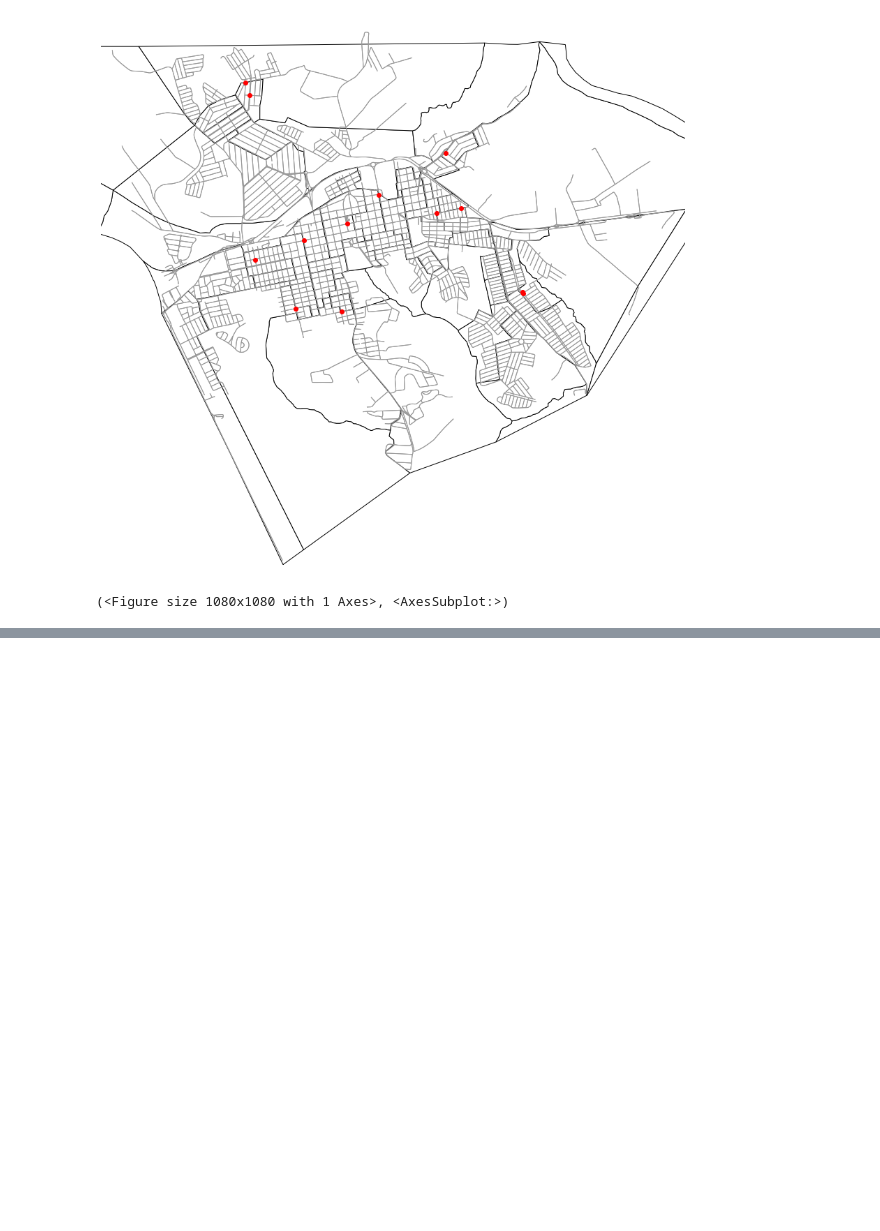
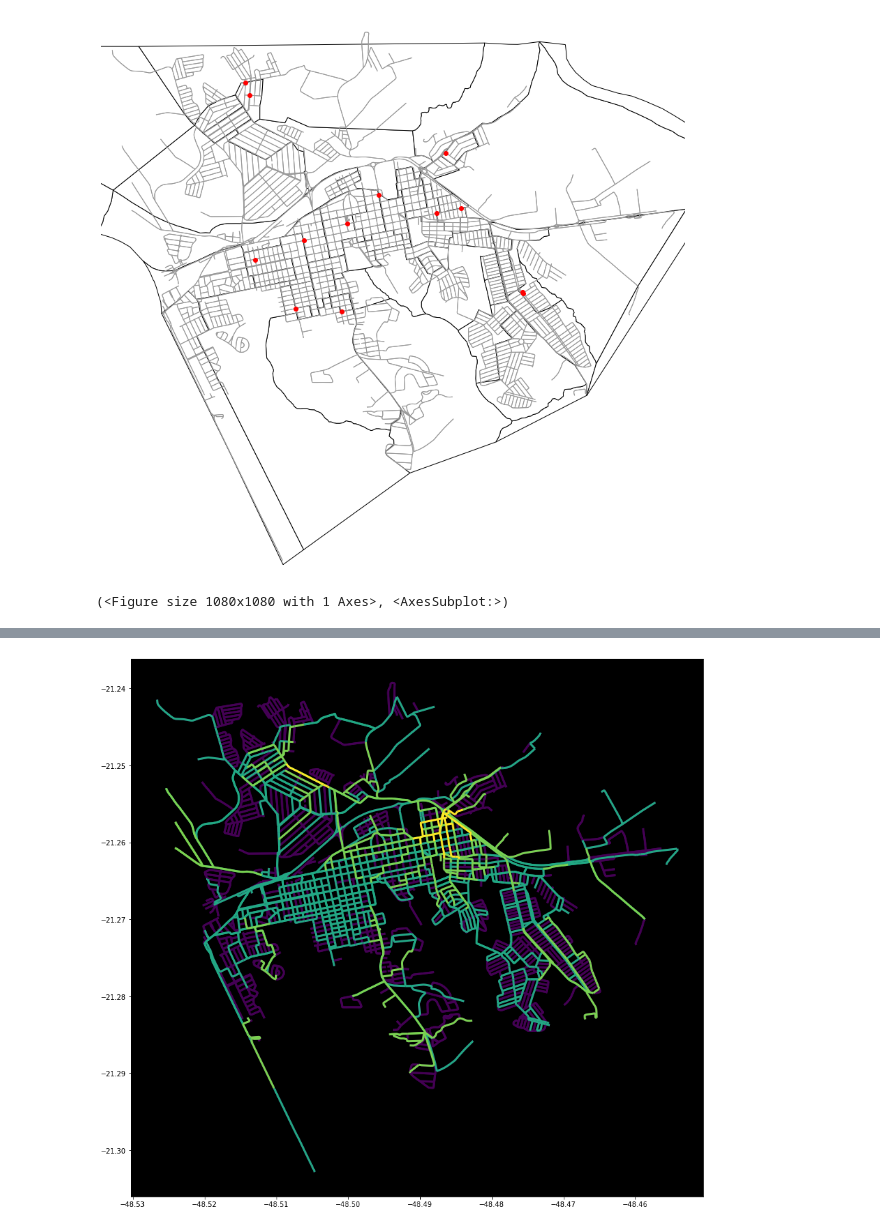
Before and after one commit to andre-morelli/Urban-Analytics, a Jupyter notebook: Example3-Accessibility.ipynb, the cells around one changed output, grey strips where cells are left out. Saved outputs shown, nothing was run; the diff lists cells and outputs as text; code cells hidden in the pictures; blank space fills up the shorter version.

```diff
--- a/Example3-Accessibility.ipynb
+++ b/Example3-Accessibility.ipynb
@@ -66,0 +93,17 @@ ax.set_facecolor('k')
+# %%
+# calculate accessibility load for each edge on the graph
+G_load = acc.calc_accessibility_load(tracts,pois,G,
+                                     # use soft threshold as funciton
+                                     func=acc.acc_soft_threshold,
+                                     # set function param to 1000m walk dist:
+                                     func_kws={'t':1000},
+                                     track_progress=True)
+edges = ox.graph_to_gdfs(G_load,nodes=False)
+# %%
+# plot results
+edges = edges.sort_values('load')
+ax=edges.plot(column='load',scheme='percentiles',#Needs mapclassify
+               cmap='viridis',figsize=(15,15), linewidth=3,k=10)
+ax.set_facecolor('k')
+# %% [output]
+[figure, added]
```
Also changed, not shown: parts of 5 cells of this notebook.
